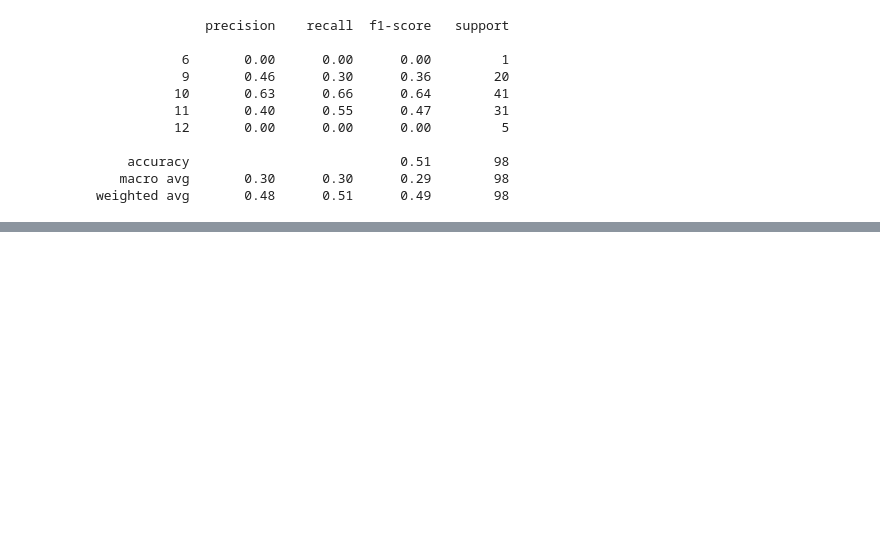
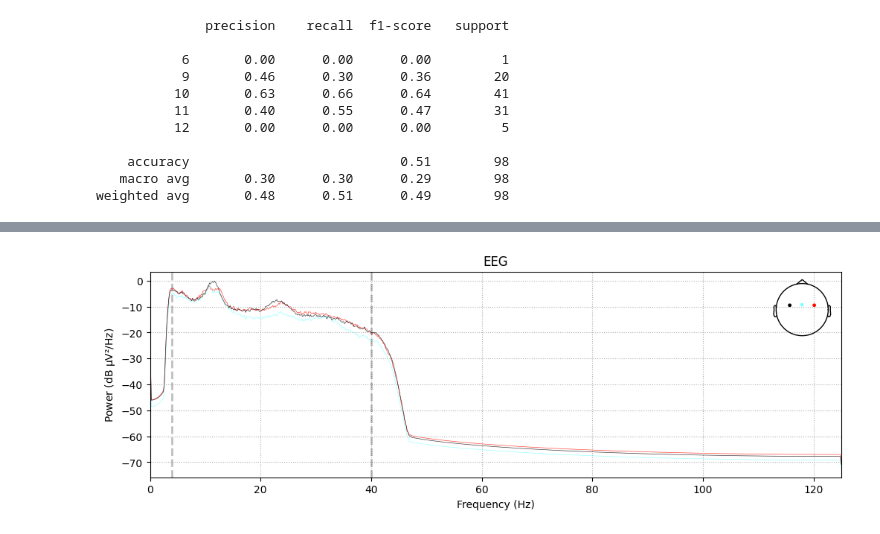
Before and after one commit to 7seraph/cogs189project, a Jupyter notebook: data.ipynb, the cells around one changed output, grey strips where cells are left out. Drawn from its saved outputs; the diff is of its cells as text; code cells hidden in the pictures; blank space fills up the shorter version.

```diff
--- a/data.ipynb
+++ b/data.ipynb
@@ -428,0 +437,20 @@ weighted avg       0.48      0.51      0.49        98
+# %%
+# load dataset again
+
+# read all gdf files in folder
+import os
+import mne
+file_path = 'data/'
+
+for file in os.listdir(file_path):
+    if file.endswith('.gdf'):
+        #print(file)
+        raw = mne.io.read_raw_gdf(file_path + file, preload=True)
+        #print(raw.info)
+        #print(raw.get_data().shape)
+
+# remove EOG channels
+raw.drop_channels(['EOG:ch01', 'EOG:ch02', 'EOG:ch03'])
+
+# visualize eeg
+raw.plot_psd()
@@ -428,0 +543,68 @@ weighted avg       0.48      0.51      0.49        98
+# %%
+# trying different bandpass filter; 4-40 Hz
+raw.filter(4, 40)
+
+# visualize eeg
+raw.plot_psd()
+
+# csp
+from mne.decoding import CSP
+from mne import Epochs, pick_types, events_from_annotations
+from mne.channels import make_standard_montage
+
+# get events
+events, _ = events_from_annotations(raw)
+
+# check available channel names
+print(raw.ch_names)
+
+# rename channels to match the montage nomenclature if they exist
+channel_mapping = {ch: ch.split(':')[-1] for ch in raw.ch_names if ch.startswith('EEG:')}
+raw.rename_channels(channel_mapping)
+
+# add a standard montage
+montage = make_standard_montage('standard_1020')
+raw.set_montage(montage, match_case=False) # Set montage before creating epochs
+
+# get epochs (with 3 second time window)
+epochs = Epochs(raw, events, tmin=-0.2, tmax=3, baseline=None, event_repeated='merge')
+
+# get data
+X = epochs.get_data()
+y = epochs.events[:, -1]
+
+# get csp
+csp = CSP(n_components=4, reg=None, log=True, norm_trace=False)
+
+# fit csp
+csp.fit(X, y)
+
+# plot csp
+csp.plot_patterns(epochs.info, components=[0, 0.1, 0.2])
+
+# train test split
+from sklearn.model_selection import train_test_split
+X_train, X_test, y_train, y_test = train_test_split(X, y, test_size=0.2, random_state=42)
+
+# get csp features
+X_train_csp = csp.transform(X_train)
+
+# get csp features
+X_test_csp = csp.transform(X_test)
+
+# get lda
+from sklearn.discriminant_analysis import LinearDiscriminantAnalysis
+lda = LinearDiscriminantAnalysis()
+
+# fit lda
+lda.fit(X_train_csp, y_train)
+
+# get lda score
+lda.score(X_test_csp, y_test)
+
+# get lda prediction
+lda.predict(X_test_csp)
+
+# get lda prediction probabilities
+#lda.predict_proba(X_test_csp)
+# %% [output]
@@ -428,0 +628 @@ weighted avg       0.48      0.51      0.49        98
+[figure, added]
```
Also changed, not shown: parts of 5 cells of this notebook.
